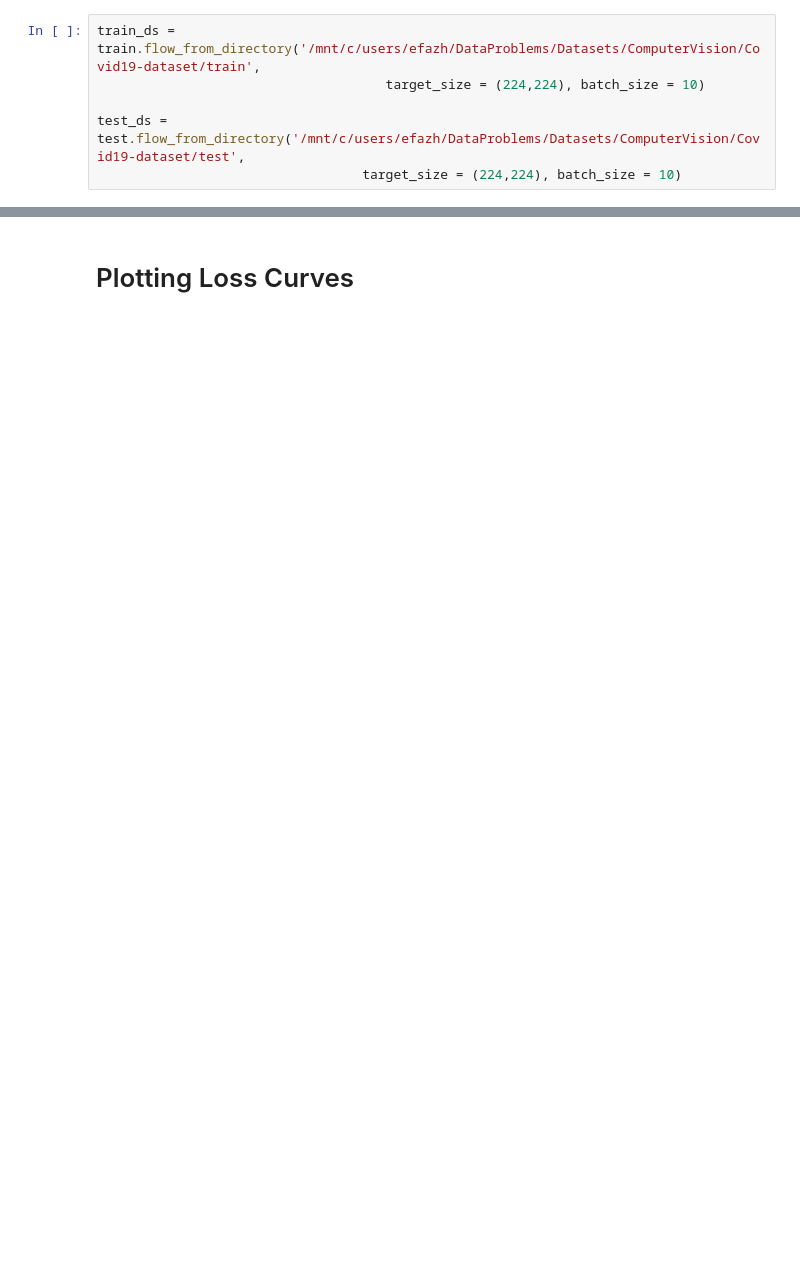
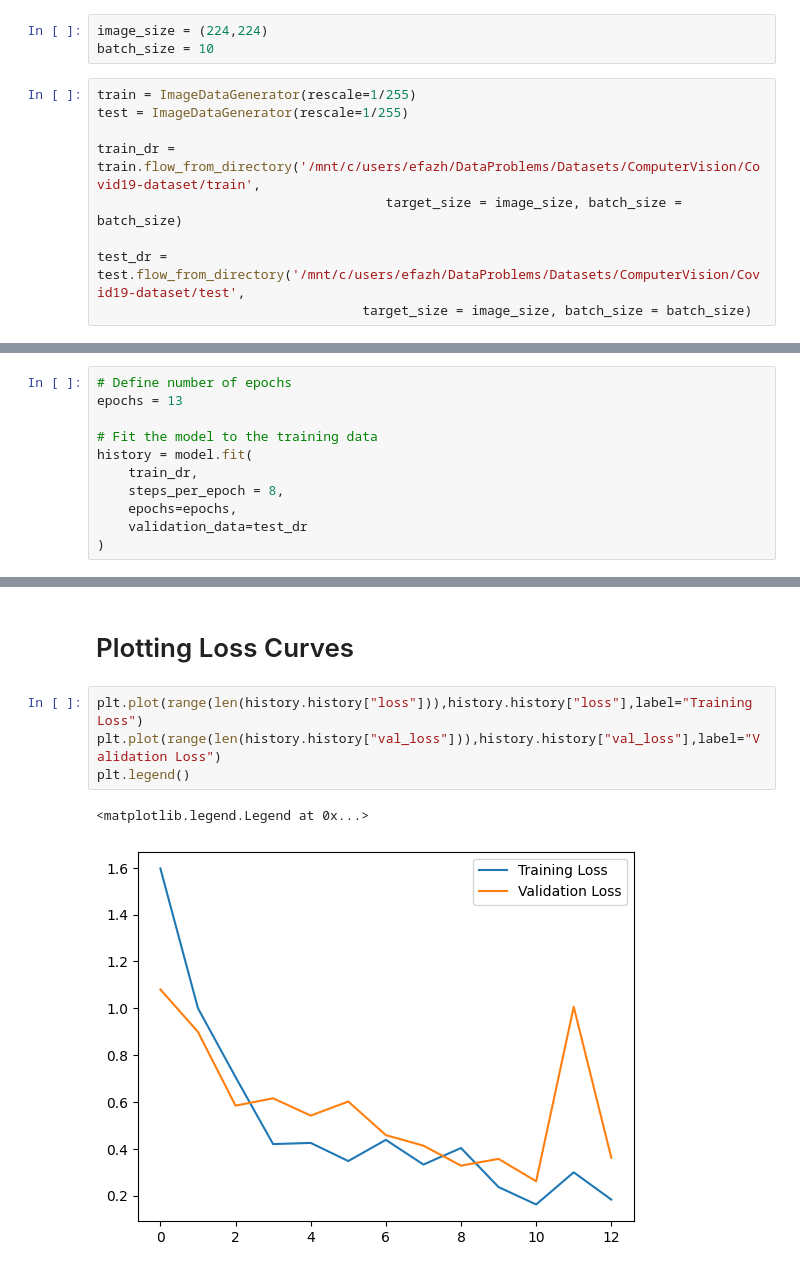
Before and after one commit to efazHossain/DATA-4380, a Jupyter notebook: Projects/ComputerVision/TrainBaseModelAugmentation.ipynb, the cells around one changed output, grey strips where cells are left out. Drawn from its saved outputs; the diff is of its cells as text; blank space fills up the shorter version.

Commit message:
Created Base Model with Augmentation

```diff
--- a/Projects/ComputerVision/TrainBaseModelAugmentation.ipynb
+++ b/Projects/ComputerVision/TrainBaseModelAugmentation.ipynb
@@ -19,9 +21,15 @@ test = ImageDataGenerator(rescale=1/255)
+# %%
+image_size = (224,224)
+batch_size = 10
 # %%
-train_ds = train.flow_from_directory('/mnt/c/users/efazh/DataProblems/Datasets/ComputerVision/Covid19-dataset/train',
-                                     target_size = (224,224), batch_size = 10)
+train = ImageDataGenerator(rescale=1/255)
+test = ImageDataGenerator(rescale=1/255)
 
-test_ds = test.flow_from_directory('/mnt/c/users/efazh/DataProblems/Datasets/ComputerVision/Covid19-dataset/test',
-                                  target_size = (224,224), batch_size = 10)
+train_dr = train.flow_from_directory('/mnt/c/users/efazh/DataProblems/Datasets/ComputerVision/Covid19-dataset/train',
+                                     target_size = image_size, batch_size = batch_size)
+
+test_dr = test.flow_from_directory('/mnt/c/users/efazh/DataProblems/Datasets/ComputerVision/Covid19-dataset/test',
+                                  target_size = image_size, batch_size = batch_size)
 # %% [output]
 Found 251 images belonging to 3 classes.
 Found 66 images belonging to 3 classes.
@@ -81,0 +151,11 @@ Skipping registering GPU devices...
+# %%
+# Define number of epochs
+epochs = 13
+
+# Fit the model to the training data
+history = model.fit(
+    train_dr,
+    steps_per_epoch = 8,
+    epochs=epochs,
+    validation_data=test_dr
+)
@@ -82,2 +185,9 @@ Skipping registering GPU devices...
 # %% [markdown]
 # Plotting Loss Curves
+# %%
+plt.plot(range(len(history.history["loss"])),history.history["loss"],label="Training Loss")
+plt.plot(range(len(history.history["val_loss"])),history.history["val_loss"],label="Validation Loss")
+plt.legend()
+# %% [output]
+<matplotlib.legend.Legend at 0x...>
+[figure, added]
```
Also changed, not shown: parts of 18 cells of this notebook, 1 other file.
